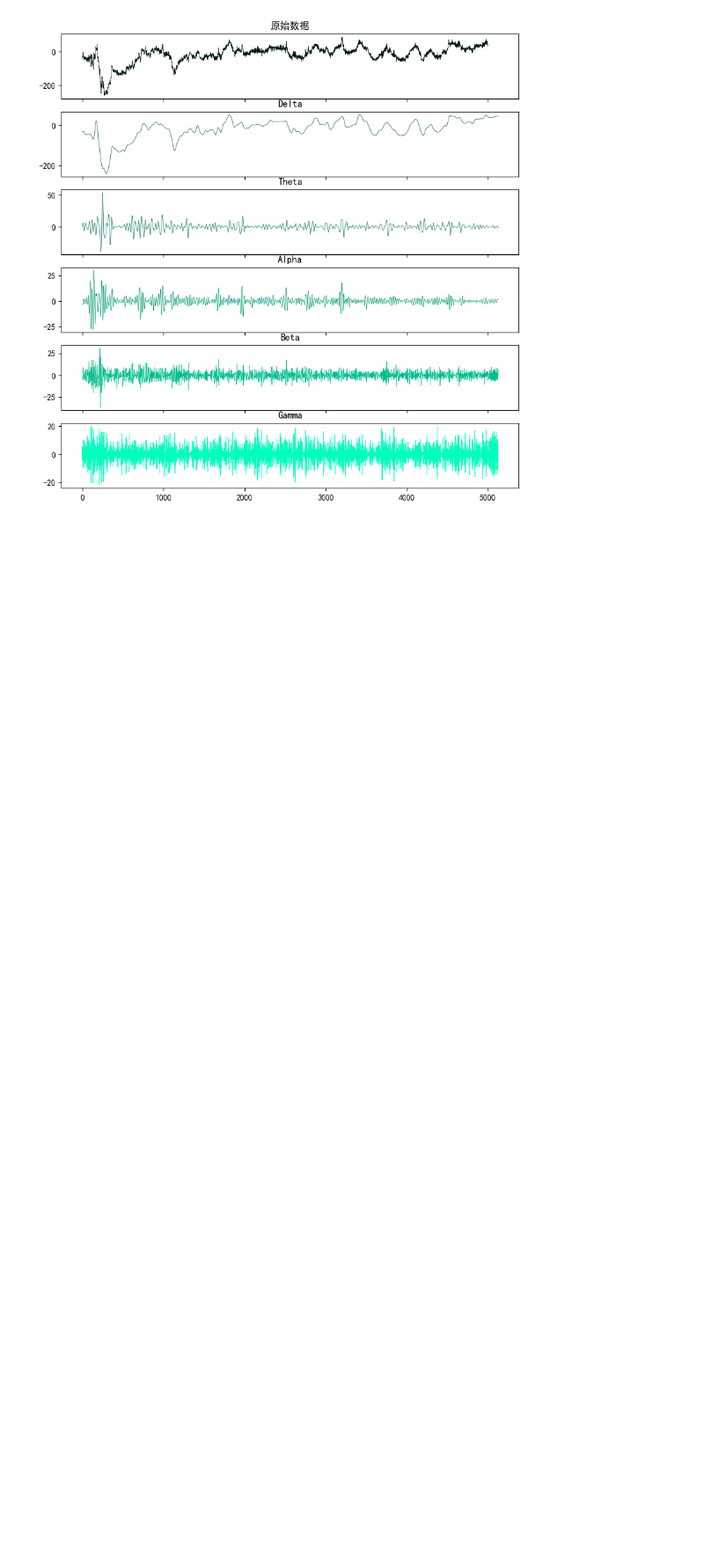
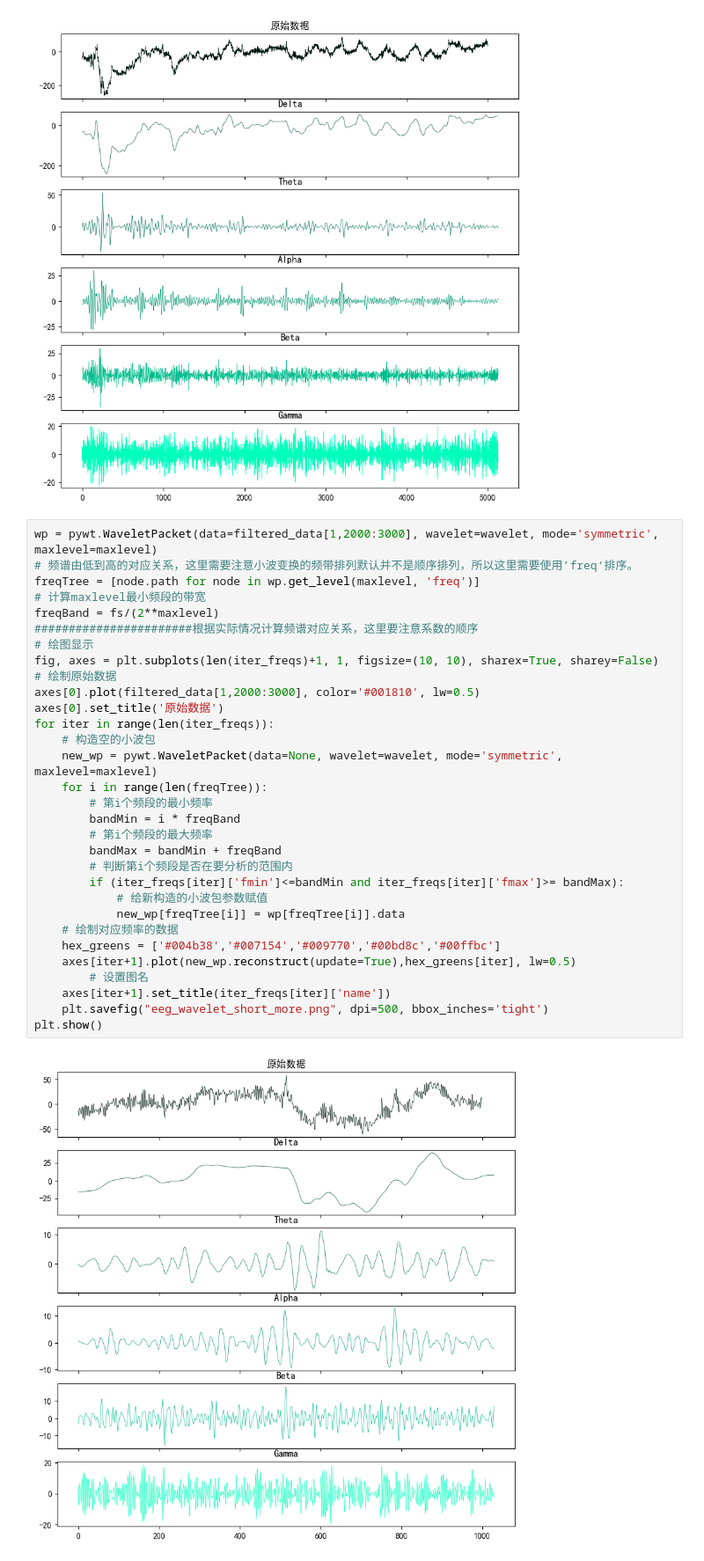
Before and after one commit to greenishcore/Hands-on-EEG, a Jupyter notebook: pywavelet.ipynb, the cells around one changed output. Shown at 88% size. Drawn from its saved outputs; the diff is of its cells as text; blank space fills up the shorter version.

```diff
--- a/pywavelet.ipynb
+++ b/pywavelet.ipynb
@@ -293,3 +293,36 @@ for iter in range(len(iter_freqs)):
 plt.show()
 # %% [output]
 [figure]
+# %%
+wp = pywt.WaveletPacket(data=filtered_data[1,2000:3000], wavelet=wavelet, mode='symmetric', maxlevel=maxlevel)
+# 频谱由低到高的对应关系，这里需要注意小波变换的频带排列默认并不是顺序排列，所以这里需要使用’freq‘排序。
+freqTree = [node.path for node in wp.get_level(maxlevel, 'freq')]
+# 计算maxlevel最小频段的带宽
+freqBand = fs/(2**maxlevel)
+#######################根据实际情况计算频谱对应关系，这里要注意系数的顺序
+# 绘图显示
+fig, axes = plt.subplots(len(iter_freqs)+1, 1, figsize=(10, 10), sharex=True, sharey=False)
+# 绘制原始数据
+axes[0].plot(filtered_data[1,2000:3000], color='#001810', lw=0.5)
+axes[0].set_title('原始数据')
+for iter in range(len(iter_freqs)):
+    # 构造空的小波包
+    new_wp = pywt.WaveletPacket(data=None, wavelet=wavelet, mode='symmetric', maxlevel=maxlevel)
+    for i in range(len(freqTree)):
+        # 第i个频段的最小频率
+        bandMin = i * freqBand
+        # 第i个频段的最大频率
+        bandMax = bandMin + freqBand
+        # 判断第i个频段是否在要分析的范围内
+        if (iter_freqs[iter]['fmin']<=bandMin and iter_freqs[iter]['fmax']>= bandMax):
+            # 给新构造的小波包参数赋值
+            new_wp[freqTree[i]] = wp[freqTree[i]].data
+    # 绘制对应频率的数据
+    hex_greens = ['#004b38','#007154','#009770','#00bd8c','#00ffbc']
+    axes[iter+1].plot(new_wp.reconstruct(update=True),hex_greens[iter], lw=0.5)
+        # 设置图名
+    axes[iter+1].set_title(iter_freqs[iter]['name'])
+    plt.savefig("eeg_wavelet_short_more.png", dpi=500, bbox_inches='tight')
+plt.show()
+# %% [output]
+[figure, added]
```
Also changed, not shown: 1 other file.
